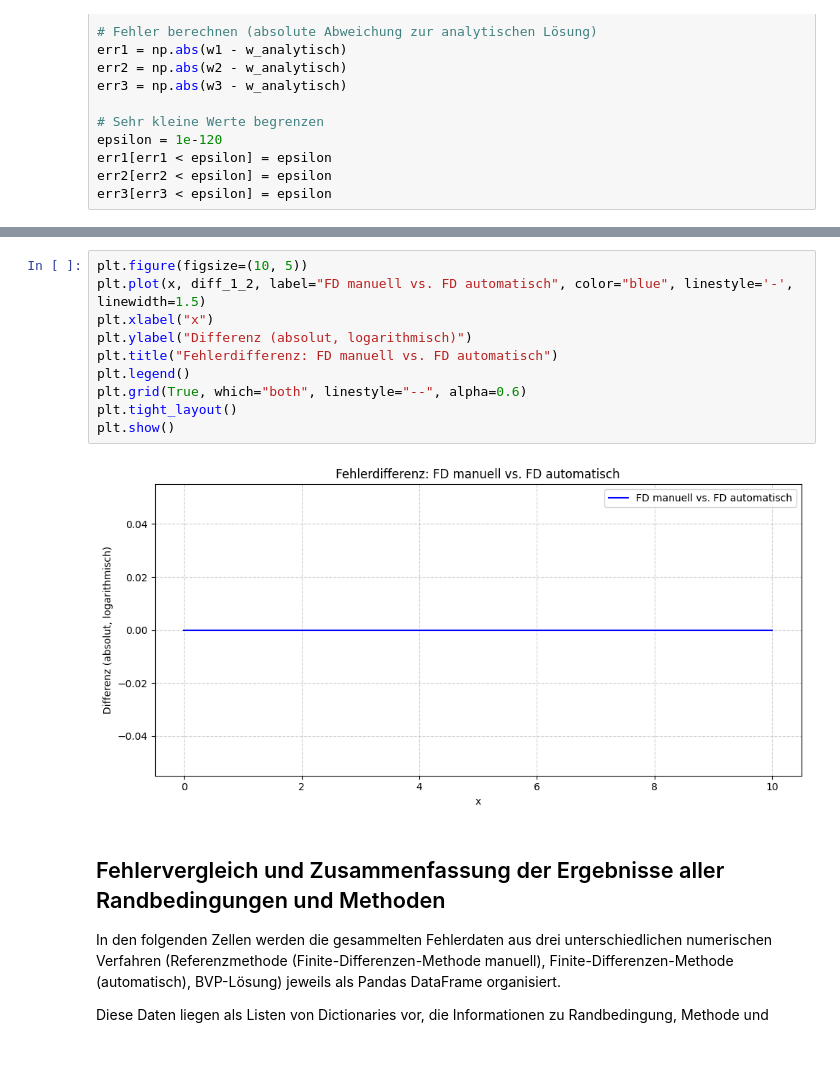
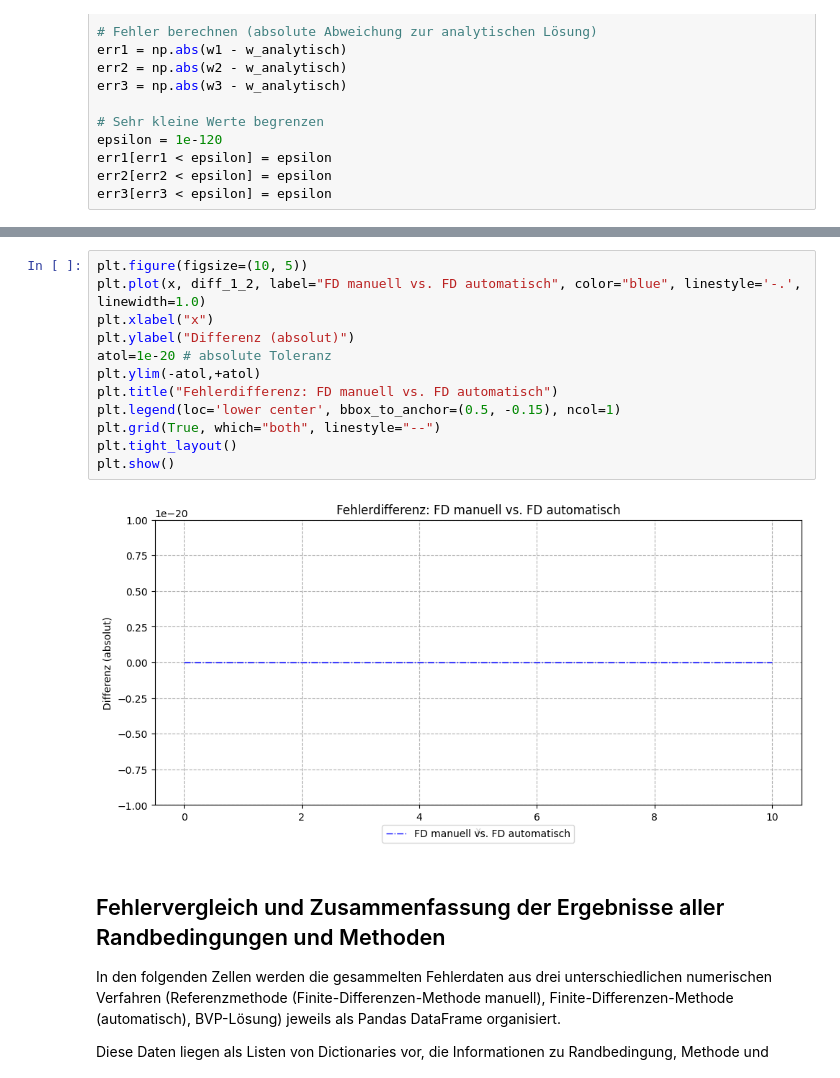
Before and after one commit to AhmedHossamMido/projektarbeit, a Jupyter notebook: projektdatei.ipynb, the cells around one changed output, grey strips where cells are left out. Drawn from its saved outputs; the diff is of its cells as text; blank space fills up the shorter version.

Commit message:
Code und Textverbesserungen. Legenden der Diagramme angepasst

```diff
--- a/projektdatei.ipynb
+++ b/projektdatei.ipynb
@@ -3712,16 +3712,18 @@ plt.show()
 [figure]
 # %%
 plt.figure(figsize=(10, 5))
-plt.plot(x, diff_1_2, label="FD manuell vs. FD automatisch", color="blue", linestyle='-', linewidth=1.5)
+plt.plot(x, diff_1_2, label="FD manuell vs. FD automatisch", color="blue", linestyle='-.', linewidth=1.0)
 plt.xlabel("x")
-plt.ylabel("Differenz (absolut, logarithmisch)")
+plt.ylabel("Differenz (absolut)")
+atol=1e-20 # absolute Toleranz
+plt.ylim(-atol,+atol)
 plt.title("Fehlerdifferenz: FD manuell vs. FD automatisch")
-plt.legend()
-plt.grid(True, which="both", linestyle="--", alpha=0.6)
+plt.legend(loc='lower center', bbox_to_anchor=(0.5, -0.15), ncol=1)
+plt.grid(True, which="both", linestyle="--")
 plt.tight_layout()
 plt.show()
 # %% [output]
-[figure, old version]
+[figure, new version]
 # %% [markdown]
 ## Fehlervergleich und Zusammenfassung der Ergebnisse aller Randbedingungen und Methoden
 
```
Also changed, not shown: parts of 5 cells of this notebook.
